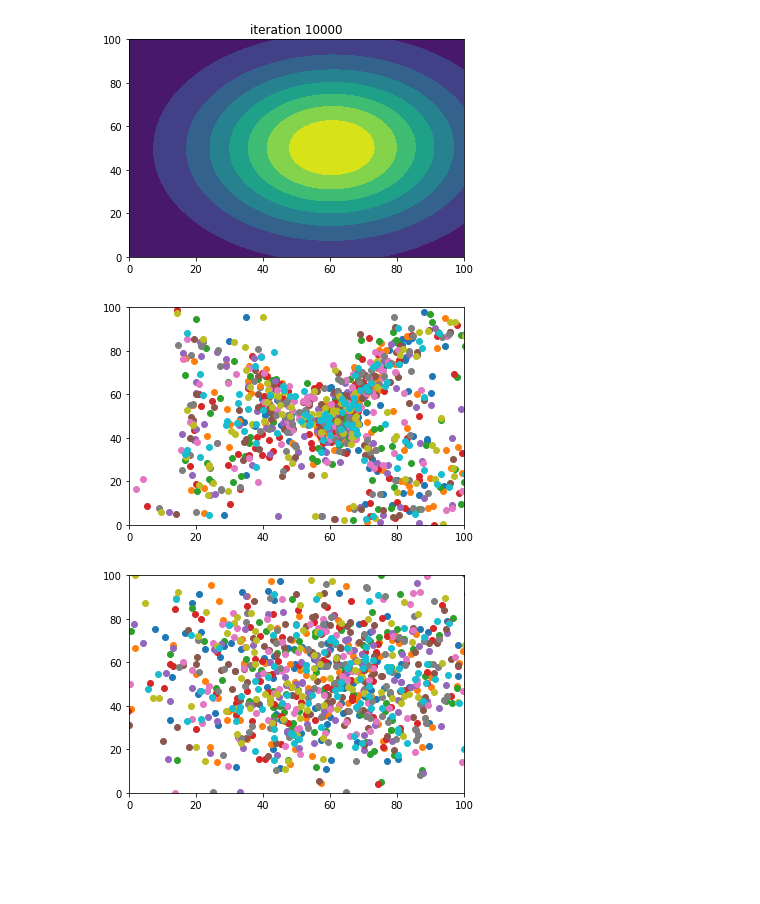
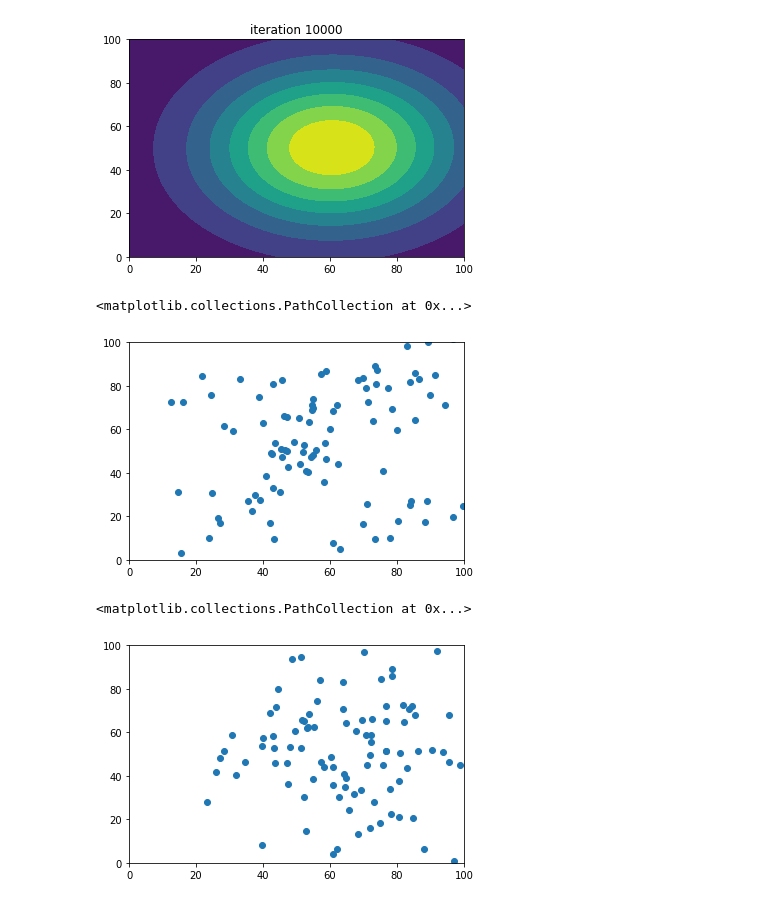
Before and after one commit to pragatischdv/SamplingNF, a Jupyter notebook: Sampling_with_unsupervised_dataset_3.ipynb, the cells around one changed output. Drawn from its saved outputs; the diff is of its cells as text; code cells hidden in the pictures; blank space fills up the shorter version.

```diff
--- a/Sampling_with_unsupervised_dataset_3.ipynb
+++ b/Sampling_with_unsupervised_dataset_3.ipynb
@@ -63,11 +63,11 @@ class Net(nn.Module):
 
     def __init__(self, in_channel, out_channels):
         super().__init__()
-        layers = [nn.Linear(in_channel, in_channel)]
-        for _ in range(64 - 1):
-            layers.append( nn.Linear(in_channel, in_channel) )
-            layers.append( nn.ReLU() )
-        layers.append( nn.Linear(in_channel, out_channels) )
+        layers = [nn.Linear(in_channel, in_channel),
+                  nn.ReLU(),
+                  nn.Linear(in_channel, in_channel),
+                  nn.ReLU(),
+                  nn.Linear(in_channel, out_channels)]
         self.net = nn.Sequential(*layers)
 
     def forward(self, inp, context=None):
@@ -164,21 +158,21 @@ plt.show()
 # %%
 plt.xlim(0,100)
 plt.ylim(0,100)
-for i in range(10):
-  samples = flow.sample(100)
-  samples = samples.detach().numpy()
-  plt.scatter(samples[:, 0], samples[:, 1])
+samples = flow.sample(100)
+samples = samples.detach().numpy()
+plt.scatter(samples[:, 0], samples[:, 1])
 # %% [output]
+<matplotlib.collections.PathCollection at 0x...>
-[figure, old version]
+[figure, new version]
 # %%
 plt.xlim(0,100)
 plt.ylim(0,100)
-for i in range(10):
-  samples_cl = flow_cl.sample(100)
-  samples_cl = samples_cl.detach().numpy()
-  plt.scatter(samples_cl[:, 0], samples_cl[:, 1])
+samples_cl = flow_cl.sample(100)
+samples_cl = samples_cl.detach().numpy()
+plt.scatter(samples_cl[:, 0], samples_cl[:, 1])
 # %% [output]
+<matplotlib.collections.PathCollection at 0x...>
-[figure, old version]
+[figure, new version]
 # %%
 plt.xlim(0,100)
 plt.ylim(0,100)
```
Also changed, not shown: parts of 4 cells of this notebook.
